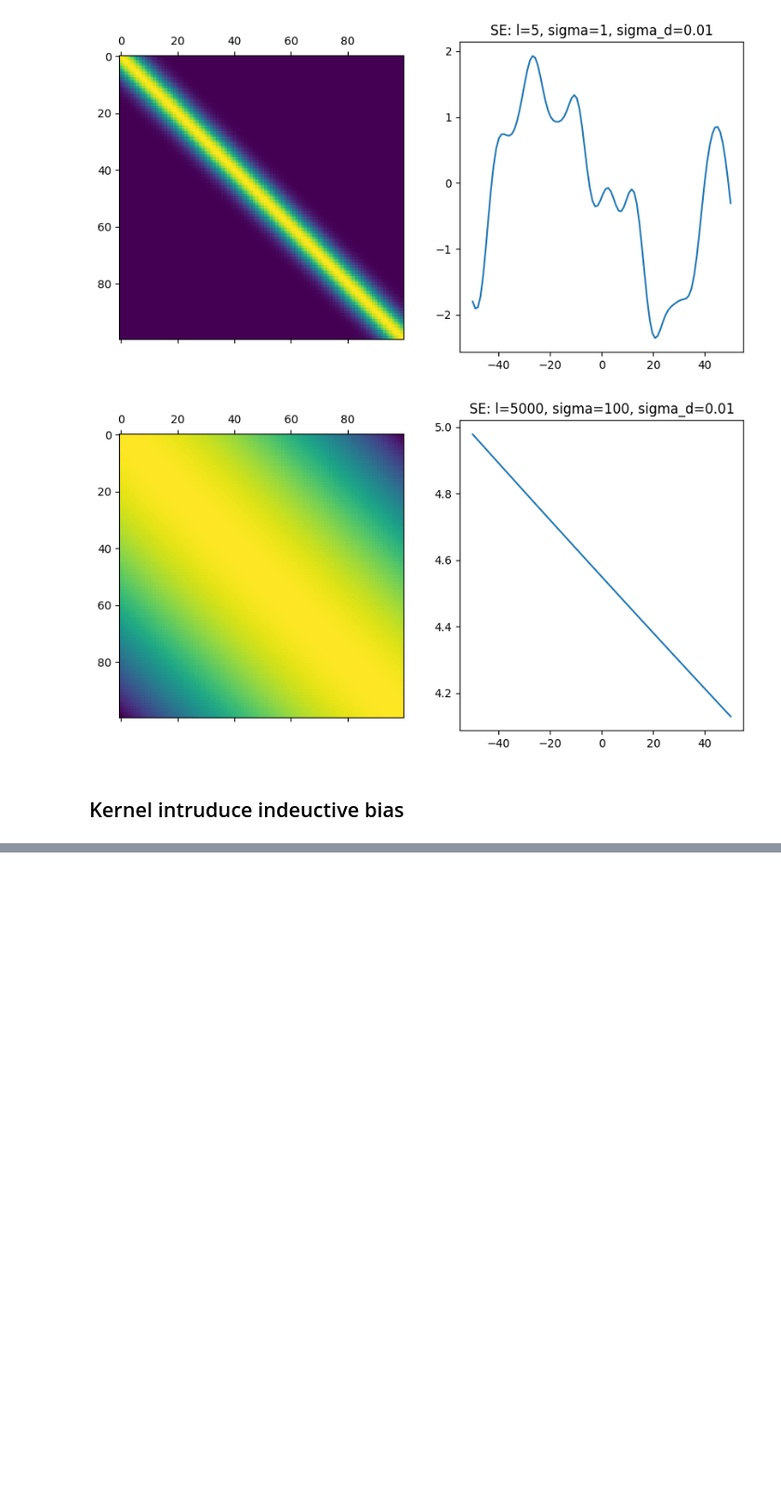
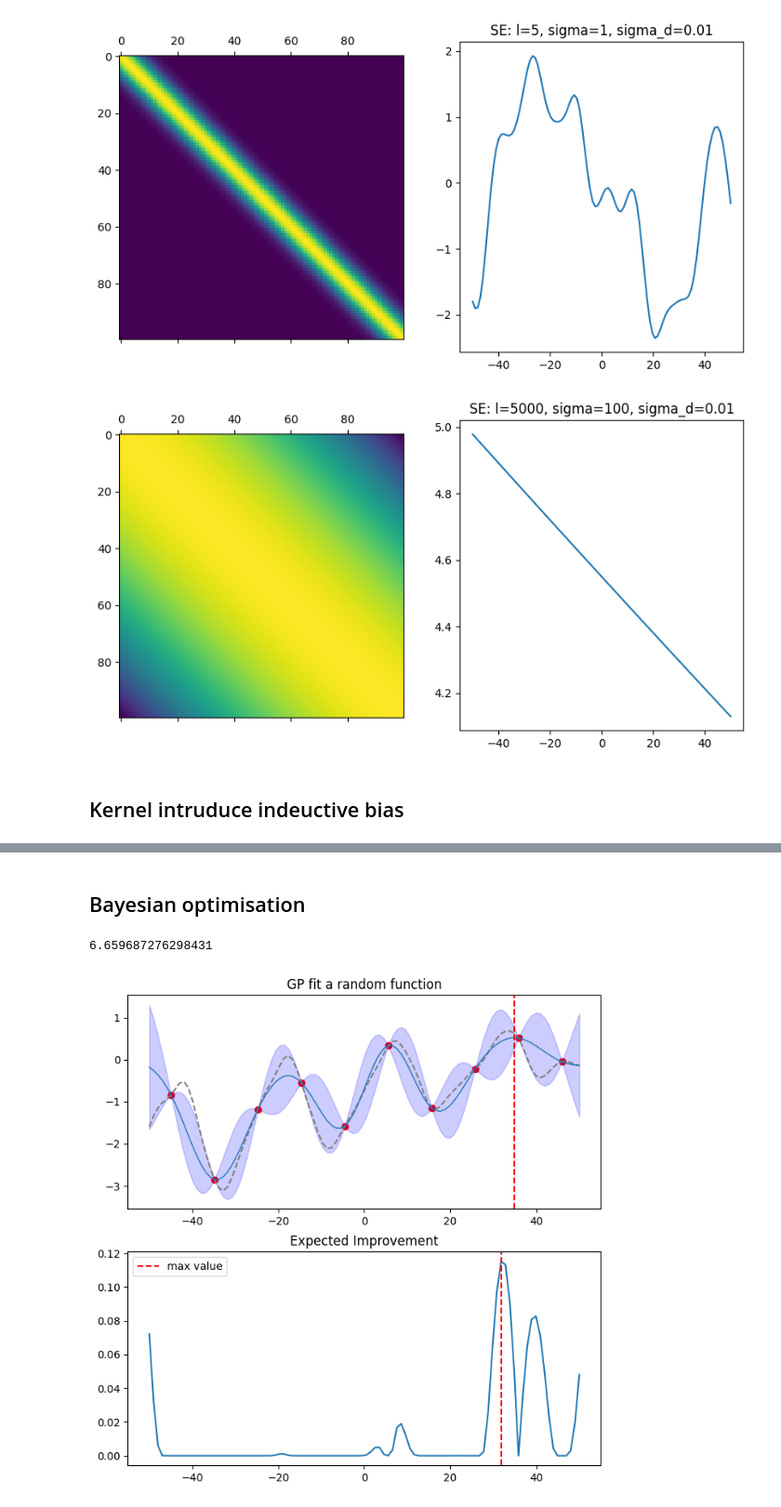
Before and after one commit to kurexi/ml-labs, a Jupyter notebook: GaussianProcess.ipynb, the cells around one changed output, grey strips where cells are left out. Shown at 93% size. Saved outputs shown, nothing was run; the diff lists cells and outputs as text; code cells hidden in the pictures; blank space fills up the shorter version.

```diff
--- a/GaussianProcess.ipynb
+++ b/GaussianProcess.ipynb
@@ -200,0 +254,58 @@ lin - NLML:71.7561, l:94.1059, sigma_f: 11.4395, sigma_d: 147.2762
+# %% [markdown]
+## Bayesian optimisation
+# %%
+from scipy.stats import norm
+
+np.random.seed(42)
+
+def expected_improvement(mu, sigma, eta):
+  ei = np.zeros_like(mu)
+  mask = sigma > 0
+  Z = (mu[mask]-eta)/sigma[mask]
+  ei[mask] = (mu[mask] - eta) * norm.cdf(Z) + sigma[mask] * norm.pdf(Z)
+  ei[~mask] = np.maximum(0, mu[~mask] - eta)
+  return ei
+
+fig, axis = plt.subplots(2, 1, figsize=(8,8))
+
+N=100
+x_test = np.linspace(-N/2, N/2, N)
+truth = np.random.multivariate_normal(np.zeros(N), covariance_matrix(x_test, lambda x, y: k_osc(x, y, l=100)))
+axis[0].plot(x_test, truth, linestyle='--', c='gray', label='Truth')
+
+x_train = x_test[5::10]
+t_train = truth[5::10]
+axis[0].scatter(x_train, t_train, c='red', label='training points')
+
+result = opt.minimize(negative_lml, [2, 1.0, 1.0], args=(x_train, t_train, k_se))
+l_op, sigma_f_op, sigma_d_op = result.x
+print(l_op)
+learned_kernel = covariance_matrix(x_train, lambda x,y: k_se(x, y, sigma_f_op, l_op), sigma_d=sigma_d_op)
+pure_kernel = covariance_matrix(x_train, lambda x,y: k_se(x, y, sigma_f_op, l_op), sigma_d=0)
+
+inv_K_times_t = np.linalg.solve(learned_kernel, t_train)
+K_star_x = cross_covariance_matrix(x_test, x_train, lambda x,y: k_se(x, y, sigma_f_op, l_op))
+mean_test = np.dot(K_star_x, inv_K_times_t)
+
+K_star_star = covariance_matrix(x_test, lambda x,y: k_se(x, y, sigma_f_op, l_op), sigma_d=0)
+inv_K_times_K_x_star = np.linalg.solve(learned_kernel, K_star_x.T)
+covariance_test = K_star_star - np.dot(K_star_x, inv_K_times_K_x_star)
+std_test = np.sqrt(np.maximum(np.diag(covariance_test), 0))
+
+i_eta =  np.argmax(mean_test)
+
+axis[0].fill_between(x_test, mean_test - 1.96*std_test, mean_test + 1.96*std_test, color='blue', alpha=0.2)
+axis[0].plot(x_test, mean_test, linewidth=1, label='estimation mean')
+axis[0].set_title('GP fit a random function')
+axis[0].axvline(x=x_test[i_eta], color='red', linestyle='--', label='max value')
+
+eis = [expected_improvement(mean_test, std_test, mean_test[i_eta])]
+axis[1].plot(x_test, eis[0])
+axis[1].axvline(x=x_test[np.argmax(eis[0])], color='red', linestyle='--', label='max value')
+axis[1].set_title('Expected Improvement')
+
+plt.legend()
+plt.show()
+# %% [output]
+6.659687276298431
+[figure, added]
```
Also changed, not shown: parts of 5 cells of this notebook.
